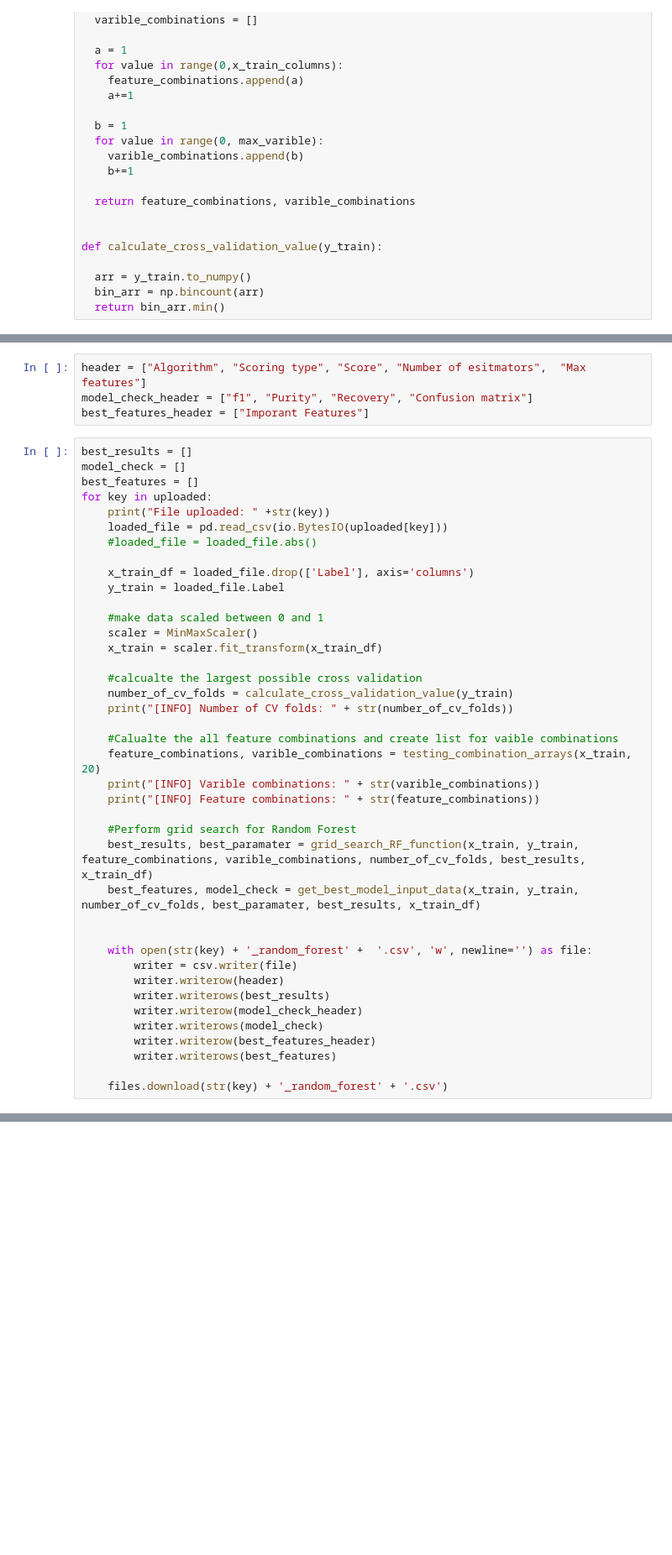
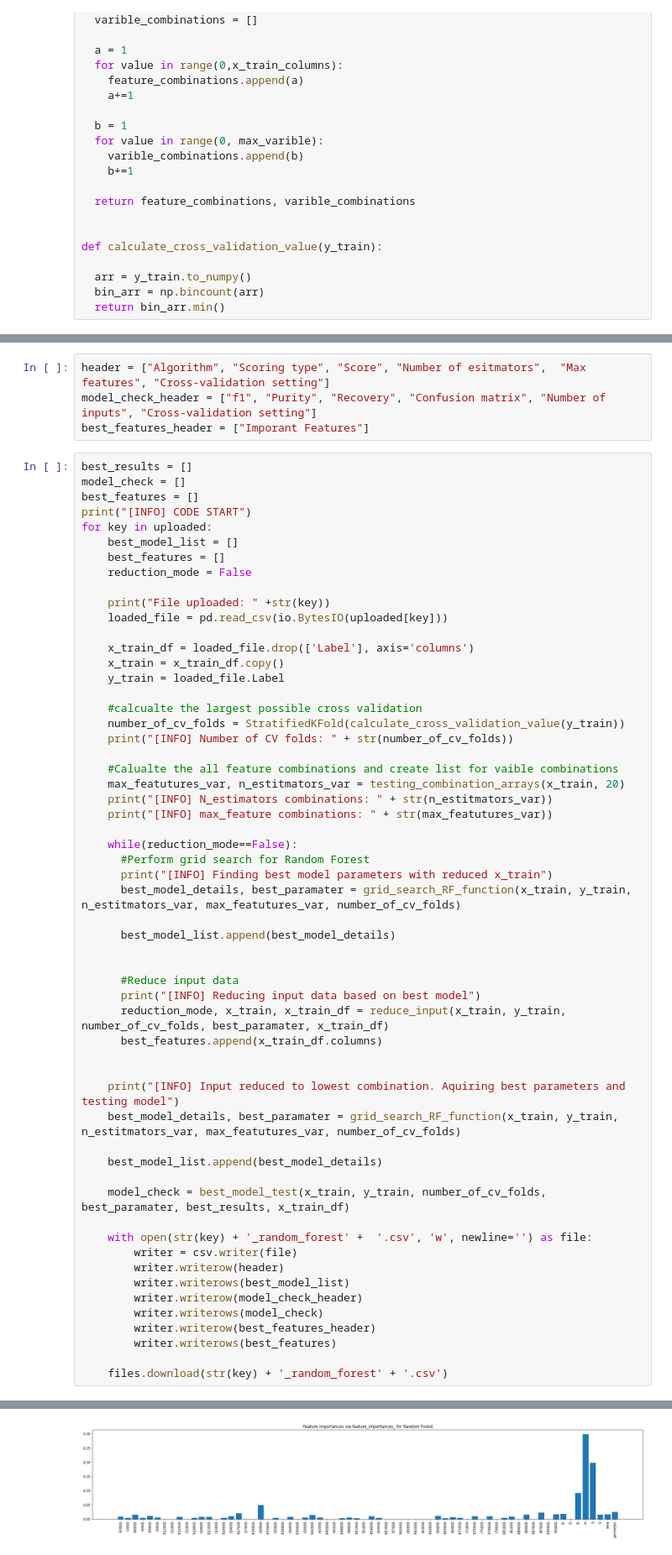
Before and after one commit to KOdin2/Machine-learning, a Jupyter notebook: Random_forest_Binary_classifier_assesment.ipynb, the cells around one changed output, grey strips where cells are left out. Shown at 84% size. Drawn from its saved outputs; the diff is of its cells as text; blank space fills up the shorter version.

```diff
--- a/Random_forest_Binary_classifier_assesment.ipynb
+++ b/Random_forest_Binary_classifier_assesment.ipynb
@@ -232,41 +281,58 @@ def get_best_model_input_data(x_train, y_train, number_of_cv_folds, best_paramat
 # %%
-header = ["Algorithm", "Scoring type", "Score", "Number of esitmators",  "Max features"]
-model_check_header = ["f1", "Purity", "Recovery", "Confusion matrix"]
+header = ["Algorithm", "Scoring type", "Score", "Number of esitmators",  "Max features", "Cross-validation setting"]
+model_check_header = ["f1", "Purity", "Recovery", "Confusion matrix", "Number of inputs", "Cross-validation setting"]
 best_features_header = ["Imporant Features"]
 # %%
 best_results = []
 model_check = []
 best_features = []
+print("[INFO] CODE START")
 for key in uploaded:
+    best_model_list = []
+    best_features = []
+    reduction_mode = False
+
     print("File uploaded: " +str(key))
     loaded_file = pd.read_csv(io.BytesIO(uploaded[key]))
-    #loaded_file = loaded_file.abs()
 
     x_train_df = loaded_file.drop(['Label'], axis='columns')
+    x_train = x_train_df.copy()
     y_train = loaded_file.Label
 
-    #make data scaled between 0 and 1
-    scaler = MinMaxScaler()
-    x_train = scaler.fit_transform(x_train_df)
-
     #calcualte the largest possible cross validation
-    number_of_cv_folds = calculate_cross_validation_value(y_train)
+    number_of_cv_folds = StratifiedKFold(calculate_cross_validation_value(y_train))
     print("[INFO] Number of CV folds: " + str(number_of_cv_folds))
 
     #Calualte the all feature combinations and create list for vaible combinations
-    feature_combinations, varible_combinations = testing_combination_arrays(x_train, 20)
-    print("[INFO] Varible combinations: " + str(varible_combinations))
-    print("[INFO] Feature combinations: " + str(feature_combinations))
+    max_featutures_var, n_estitmators_var = testing_combination_arrays(x_train, 20)
+    print("[INFO] N_estimators combinations: " + str(n_estitmators_var))
+    print("[INFO] max_feature combinations: " + str(max_featutures_var))
 
-    #Perform grid search for Random Forest
-    best_results, best_paramater = grid_search_RF_function(x_train, y_train, feature_combinations, varible_combinations, number_of_cv_folds, best_results, x_train_df)
-    best_features, model_check = get_best_model_input_data(x_train, y_train, number_of_cv_folds, best_paramater, best_results, x_train_df)
+    while(reduction_mode==False):
+      #Perform grid search for Random Forest
+      print("[INFO] Finding best model parameters with reduced x_train")
+      best_model_details, best_paramater = grid_search_RF_function(x_train, y_train, n_estitmators_var, max_featutures_var, number_of_cv_folds)
 
+      best_model_list.append(best_model_details)
+
+
+      #Reduce input data
+      print("[INFO] Reducing input data based on best model")
+      reduction_mode, x_train, x_train_df = reduce_input(x_train, y_train, number_of_cv_folds, best_paramater, x_train_df)
+      best_features.append(x_train_df.columns)
+
+
+    print("[INFO] Input reduced to lowest combination. Aquiring best parameters and testing model")
+    best_model_details, best_paramater = grid_search_RF_function(x_train, y_train, n_estitmators_var, max_featutures_var, number_of_cv_folds)
+
+    best_model_list.append(best_model_details)
+
+    model_check = best_model_test(x_train, y_train, number_of_cv_folds, best_paramater, best_results, x_train_df)
 
     with open(str(key) + '_random_forest' +  '.csv', 'w', newline='') as file:
         writer = csv.writer(file)
         writer.writerow(header)
-        writer.writerows(best_results)
+        writer.writerows(best_model_list)
         writer.writerow(model_check_header)
         writer.writerows(model_check)
         writer.writerow(best_features_header)
@@ -282,0 +353 @@ File uploaded: SSteel_25-75WF_dataset.csv
+[figure, added]
```
Also changed, not shown: parts of 5 cells of this notebook.
